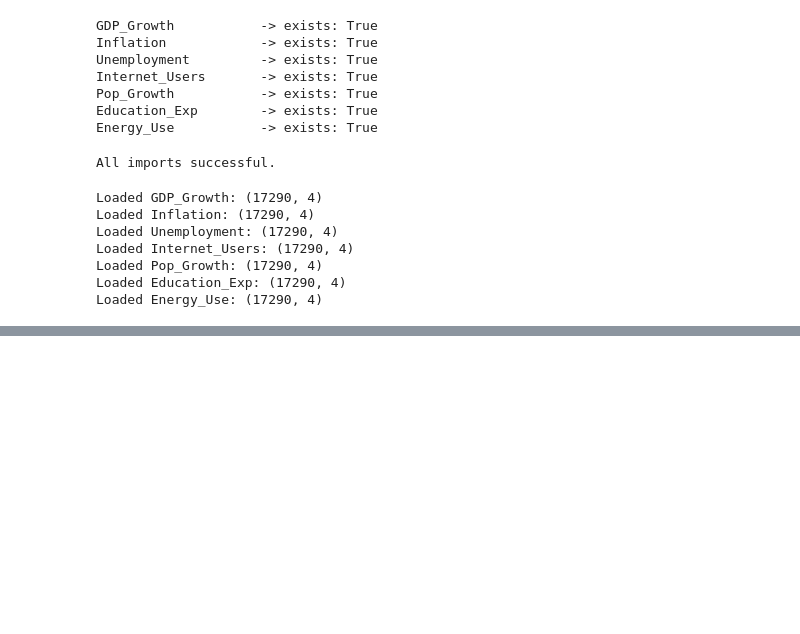
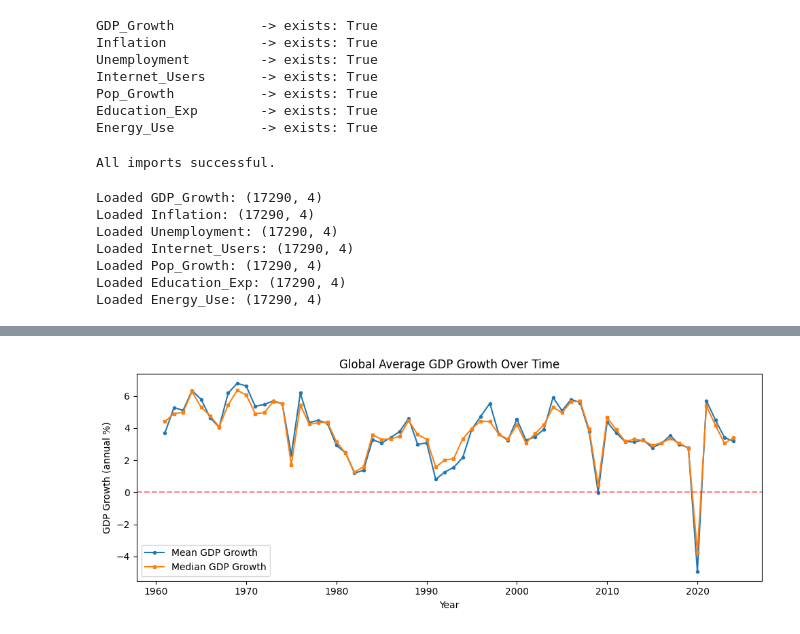
Before and after one commit to wasaldev/24077342-Data-Science-Machine-Learning-GDP-Growth-Prediction, a Jupyter notebook: 24077342_Data_Science_Project.ipynb, the cells around one changed output, grey strips where cells are left out. Drawn from its saved outputs; the diff is of its cells as text; code cells hidden in the pictures; blank space fills up the shorter version.

```diff
--- a/24077342_Data_Science_Project.ipynb
+++ b/24077342_Data_Science_Project.ipynb
@@ -144,0 +245,18 @@ Year range: 1960 — 2024
+# %%
+# ============================================================
+# 2.4  Global GDP growth trend over time
+# ============================================================
+yearly_gdp = data.groupby("Year")["GDP_Growth"].agg(["mean", "median"]).dropna()
+
+fig, ax = plt.subplots(figsize=(10, 4))
+ax.plot(yearly_gdp.index, yearly_gdp["mean"], marker='o', markersize=3, label="Mean GDP Growth")
+ax.plot(yearly_gdp.index, yearly_gdp["median"], marker='s', markersize=3, label="Median GDP Growth")
+ax.axhline(0, color='red', linestyle='--', alpha=0.5)
+ax.set_xlabel("Year")
+ax.set_ylabel("GDP Growth (annual %)")
+ax.set_title("Global Average GDP Growth Over Time")
+ax.legend()
+plt.tight_layout()
+plt.show()
+# %% [output]
+[figure, added]
```
Also changed, not shown: parts of 7 cells of this notebook.
